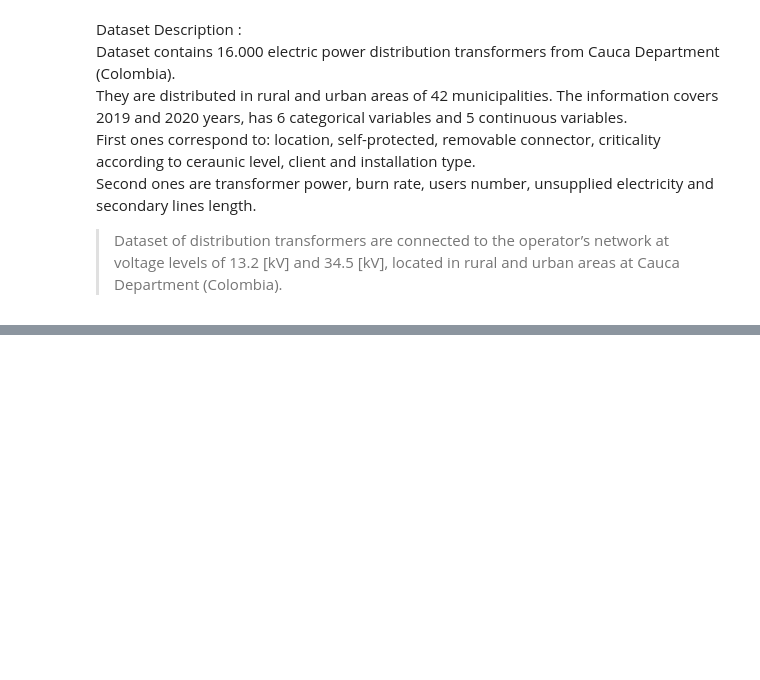
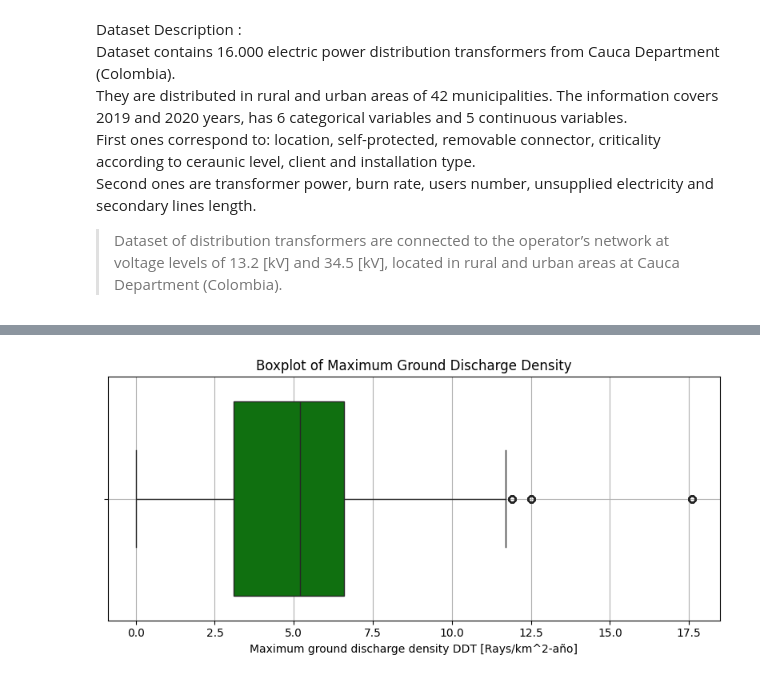
Before and after one commit to pawankalyan22k/Predictive-maintanance-of-Distribution-Transformers-, a Jupyter notebook: Predictive_Maintainance_of_Transformers.ipynb, the cells around one changed output, grey strips where cells are left out. Drawn from its saved outputs; the diff is of its cells as text; code cells hidden in the pictures; blank space fills up the shorter version.

```diff
--- a/Predictive_Maintainance_of_Transformers.ipynb
+++ b/Predictive_Maintainance_of_Transformers.ipynb
@@ -25,0 +264,14 @@ Second ones are transformer power, burn rate, users number, unsupplied electrici
+# %%
+import matplotlib.pyplot as plt
+import seaborn as sns
+
+# Plot for numerical column to visualize outliers
+plt.figure(figsize=(8, 4))
+sns.boxplot(x=df_20['Maximum ground discharge density DDT [Rays/km^2-año]'], color='green')
+plt.title('Boxplot of Maximum Ground Discharge Density')
+plt.xlabel('Maximum ground discharge density DDT [Rays/km^2-año]')
+plt.grid(True)
+plt.tight_layout()
+plt.show()
+# %% [output]
+[figure, added]
```
Also changed, not shown: parts of 49 cells of this notebook.
